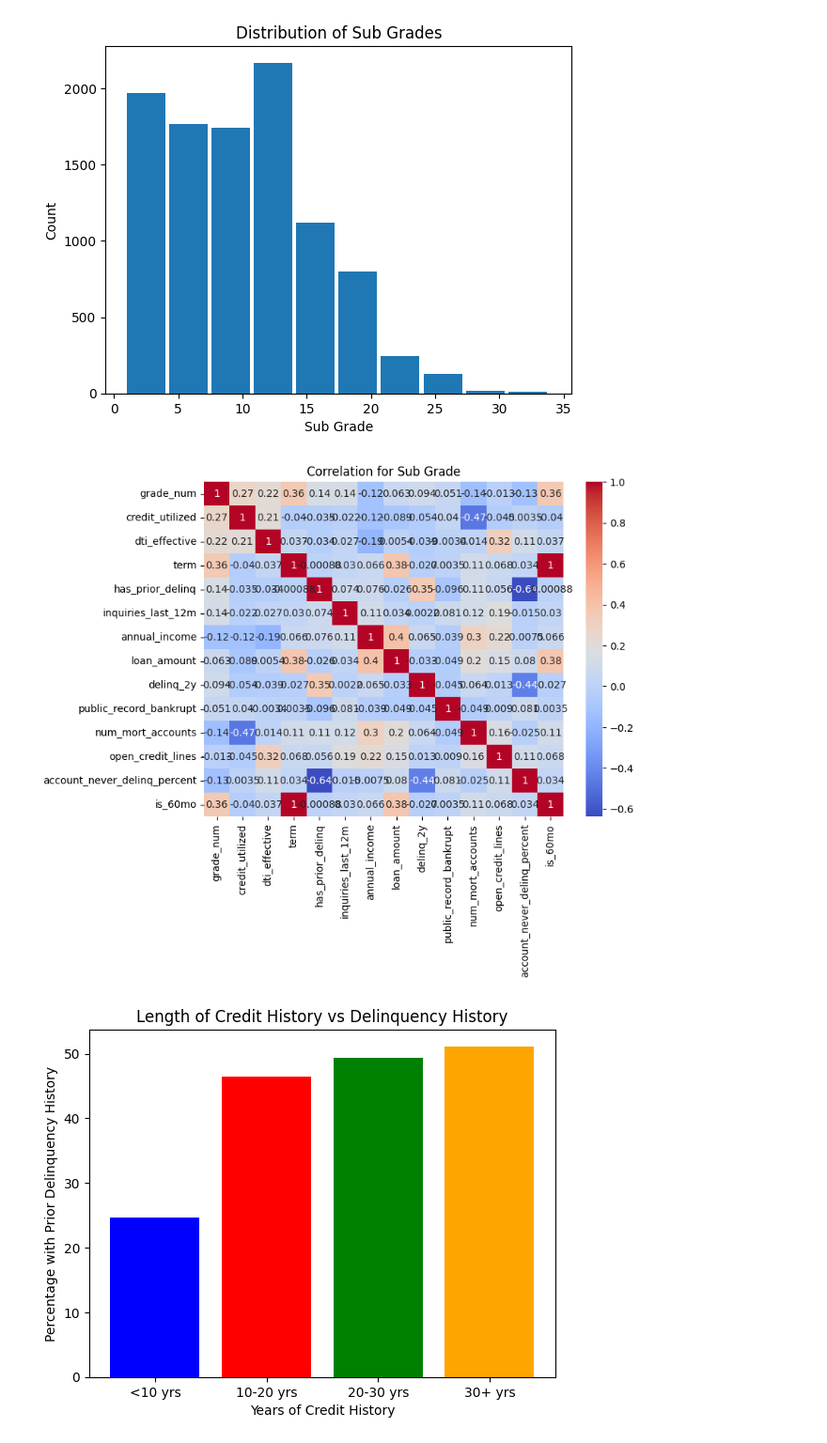
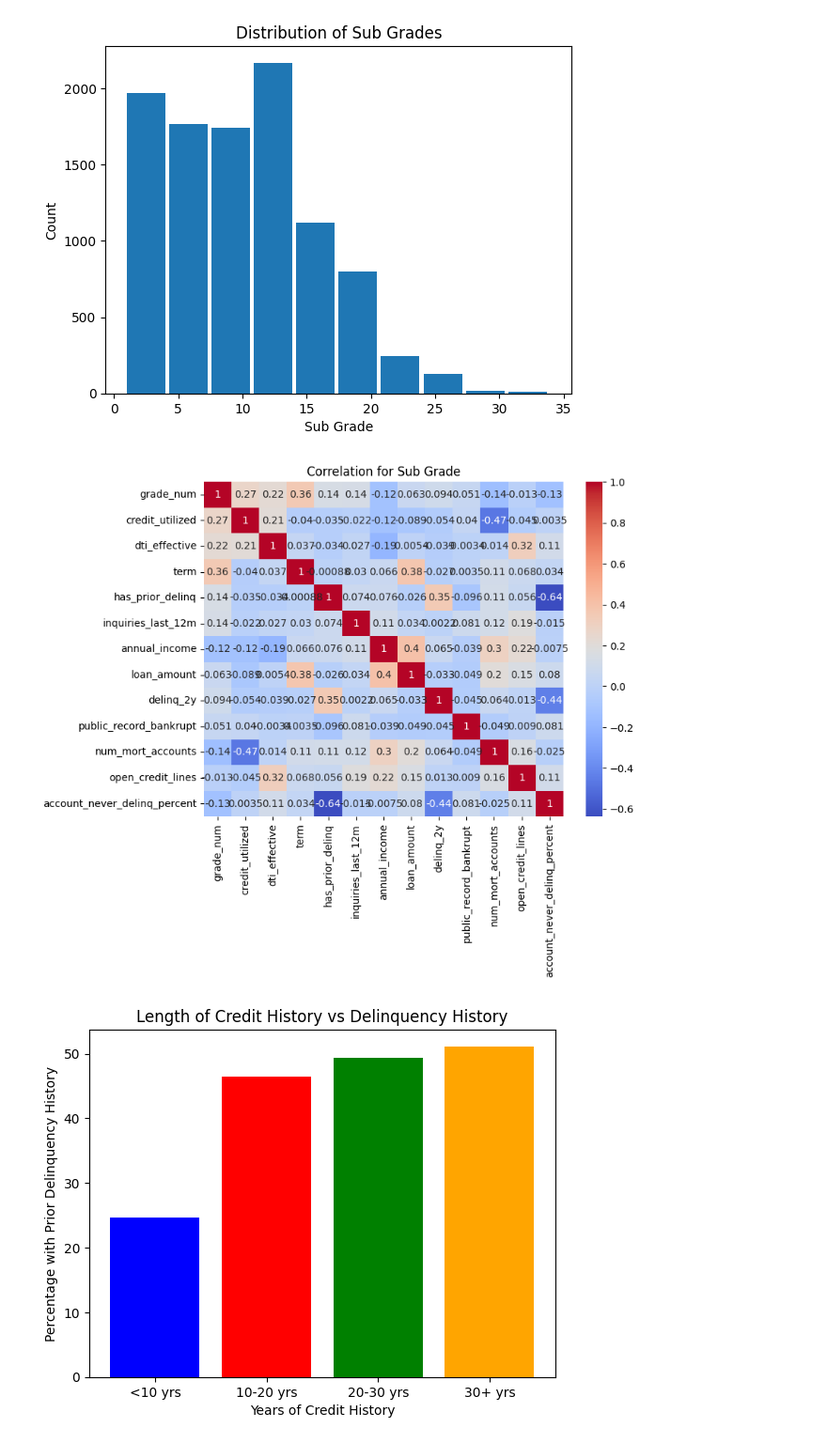
Before and after one commit to AdrianP428/DSRP_Project_MMF, a Jupyter notebook: DSRP_Project_AP.ipynb, the cells around one changed output. Shown at 94% size. Saved outputs shown, nothing was run; the diff lists cells and outputs as text; code cells hidden in the pictures.

```diff
--- a/DSRP_Project_AP.ipynb
+++ b/DSRP_Project_AP.ipynb
@@ -87,10 +87,7 @@ df['emp_length_missing'] = df['emp_length'].isna().astype(int)
 df['emp_length'] = df['emp_length'].fillna(0)
 # %%
 df['dti_effective'] = df['debt_to_income_joint'].fillna(df['debt_to_income'])
-df['df_missing'] = df['dti_effective'].isna().astype(int)
 df['dti_effective'] = df['dti_effective'].fillna(df['dti_effective'].median())
-
-df['is_60mo'] = (df['term'] == 60).astype(int)
 # %%
 grade = {"A1": 1, 'A2': 2, 'A3': 3, 'A4' : 4, 'A5' : 5, 'B1': 6, 'B2' : 7, 'B3' : 8, 'B4' : 9, 'B5' : 10, 'C1' : 11, 'C2' : 12, 'C3' : 13, 'C4' : 14, 'C5' : 15, 'D1' : 16, 'D2' : 17, 'D3' : 18, 'D4' : 19, 'D5' : 20, 'E1' : 21, 'E2' : 22, 'E3': 23, 'E4' : 24, 'E5' : 25, 'F1' : 26, 'F2': 27, 'F3' : 28, 'F4' : 29, 'F5': 30, 'G1': 31, 'G2' : 32, 'G3': 33, 'G4': 34, 'G5': 35}
 df['grade_num'] = df['sub_grade'].map(grade)
@@ -185,16 +182,16 @@ plt.show()
 # %%
 col = ['grade_num', 'credit_utilized', 'dti_effective', 'term',
         'has_prior_delinq', 'inquiries_last_12m', 'annual_income',
         'loan_amount', 'delinq_2y', 'public_record_bankrupt',
-        'num_mort_accounts', 'open_credit_lines', 'account_never_delinq_percent','is_60mo']
+        'num_mort_accounts', 'open_credit_lines', 'account_never_delinq_percent']
 
 correlations = df[col].corr()
 plt.figure(figsize = (8,6))
 sns.heatmap(correlations, annot=True, cmap = 'coolwarm')
 plt.title('Correlation for Sub Grade')
 plt.show()
 # %% [output]
-[figure, old version]
+[figure, new version]
 # %%
 df['group_age'] = pd.cut(df['credit_age_years'], bins = [0,10,20,30,400])
 gr = df.groupby('group_age')['has_prior_delinq'].mean() * 100
```
Also changed, not shown: parts of 4 cells of this notebook.
